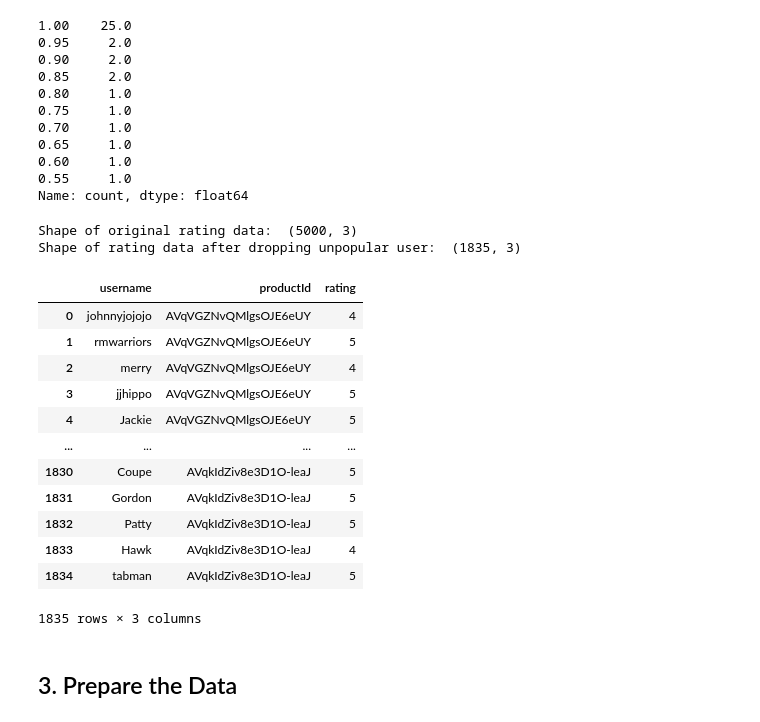
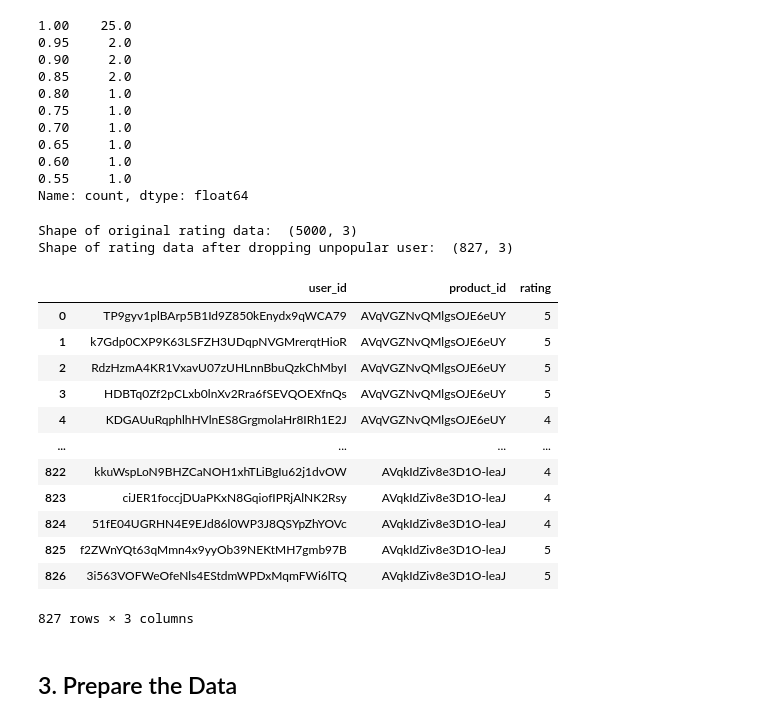
Before and after one commit to anfahrul/umkmart-recsys, a Jupyter notebook: notebook/CF Recomendation System 1.ipynb, the cells around one changed output. Saved outputs shown, nothing was run; the diff lists cells and outputs as text; code cells hidden in the pictures.

```diff
--- a/notebook/CF Recomendation System 1.ipynb
+++ b/notebook/CF Recomendation System 1.ipynb
@@ -192,5 +277,5 @@ dfRating
 # %%
-dfProductCount = pd.DataFrame(dfReview.groupby('productId').size(), columns=['count'])
-dfProductCount.head()
+items_df_count = pd.DataFrame(ratings_df.groupby('product_id').size(), columns=['count'])
+items_df_count.head()
 # %% [output]
 |  | count |
@@ -246,15 +302,15 @@ Name: count, dtype: float64
 # %%
 # filter data
 popularityThres = 50
-popularProduct = list(set(dfProductCount.query('count >= @popularityThres').index))
-dfRatingDropProduct = dfRating[dfRating.productId.isin(popularProduct)]
-print('Shape of original rating data: ', dfRating.shape)
+popularProduct = list(set(items_df_count.query('count >= @popularityThres').index))
+dfRatingDropProduct = ratings_df[ratings_df.product_id.isin(popularProduct)]
+print('Shape of original rating data: ', ratings_df.shape)
 print('Shape of rating data after dropping unpopular product: ', dfRatingDropProduct.shape)
 # %% [output]
 Shape of original rating data:  (5000, 3)
 Shape of rating data after dropping unpopular product:  (4849, 3)
 # %%
-dfUserCount = pd.DataFrame(dfRatingDropProduct.groupby('username').size(), columns=['count'])
+dfUserCount = pd.DataFrame(dfRatingDropProduct.groupby('user_id').size(), columns=['count'])
 dfUserCount.head()
 # %% [output]
 |  | count |
@@ -294,31 +350,31 @@ dfUserCount['count'].quantile(np.arange(1, 0.5, -0.05))
 Name: count, dtype: float64
 # %%
 # filter data
-popularityThres = 2
+popularityThres = 3
 popularUser = list(set(dfUserCount.query('count >= @popularityThres').index))
-dfRatingDropUser = dfRating[dfRating.username.isin(popularUser)]
-print('Shape of original rating data: ', dfRating.shape)
+dfRatingDropUser = ratings_df[ratings_df.user_id.isin(popularUser)]
+print('Shape of original rating data: ', ratings_df.shape)
 print('Shape of rating data after dropping unpopular user: ', dfRatingDropUser.shape)
 # %% [output]
 Shape of original rating data:  (5000, 3)
-Shape of rating data after dropping unpopular user:  (1835, 3)
+Shape of rating data after dropping unpopular user:  (827, 3)
 # %%
-dfRatingFix = dfRatingDropUser.reset_index(drop=True)
-dfRatingFix
+ratings_df_fix = dfRatingDropUser.reset_index(drop=True)
+ratings_df_fix
 # %% [output]
-|  | username | productId | rating |
-| 0 | johnnyjojojo | AVqVGZNvQMlgsOJE6eUY | 4 |
-| 1 | rmwarriors | AVqVGZNvQMlgsOJE6eUY | 5 |
-| 2 | merry | AVqVGZNvQMlgsOJE6eUY | 4 |
-| 3 | jjhippo | AVqVGZNvQMlgsOJE6eUY | 5 |
-| 4 | Jackie | AVqVGZNvQMlgsOJE6eUY | 5 |
+|  | user_id | product_id | rating |
+| 0 | TP9gyv1plBArp5B1Id9Z850kEnydx9qWCA79 | AVqVGZNvQMlgsOJE6eUY | 5 |
+| 1 | k7Gdp0CXP9K63LSFZH3UDqpNVGMrerqtHioR | AVqVGZNvQMlgsOJE6eUY | 5 |
+| 2 | RdzHzmA4KR1VxavU07zUHLnnBbuQzkChMbyI | AVqVGZNvQMlgsOJE6eUY | 5 |
+| 3 | HDBTq0Zf2pCLxb0lnXv2Rra6fSEVQOEXfnQs | AVqVGZNvQMlgsOJE6eUY | 5 |
+| 4 | KDGAUuRqphlhHVlnES8GrgmolaHr8IRh1E2J | AVqVGZNvQMlgsOJE6eUY | 4 |
 | ... | ... | ... | ... |
-| 1830 | Coupe | AVqkIdZiv8e3D1O-leaJ | 5 |
-| 1831 | Gordon | AVqkIdZiv8e3D1O-leaJ | 5 |
-| 1832 | Patty | AVqkIdZiv8e3D1O-leaJ | 5 |
-| 1833 | Hawk | AVqkIdZiv8e3D1O-leaJ | 4 |
-| 1834 | tabman | AVqkIdZiv8e3D1O-leaJ | 5 |
+| 822 | kkuWspLoN9BHZCaNOH1xhTLiBgIu62j1dvOW | AVqkIdZiv8e3D1O-leaJ | 4 |
+| 823 | ciJER1foccjDUaPKxN8GqiofIPRjAlNK2Rsy | AVqkIdZiv8e3D1O-leaJ | 4 |
+| 824 | 51fE04UGRHN4E9EJd86l0WP3J8QSYpZhYOVc | AVqkIdZiv8e3D1O-leaJ | 4 |
+| 825 | f2ZWnYQt63qMmn4x9yyOb39NEKtMH7gmb97B | AVqkIdZiv8e3D1O-leaJ | 5 |
+| 826 | 3i563VOFWeOfeNls4EStdmWPDxMqmFWi6lTQ | AVqkIdZiv8e3D1O-leaJ | 5 |
-1835 rows × 3 columns
+827 rows × 3 columns
 # %% [markdown]
 ## 3. Prepare the Data
 # %%
```
Also changed, not shown: parts of 41 cells of this notebook, 6 other files.
